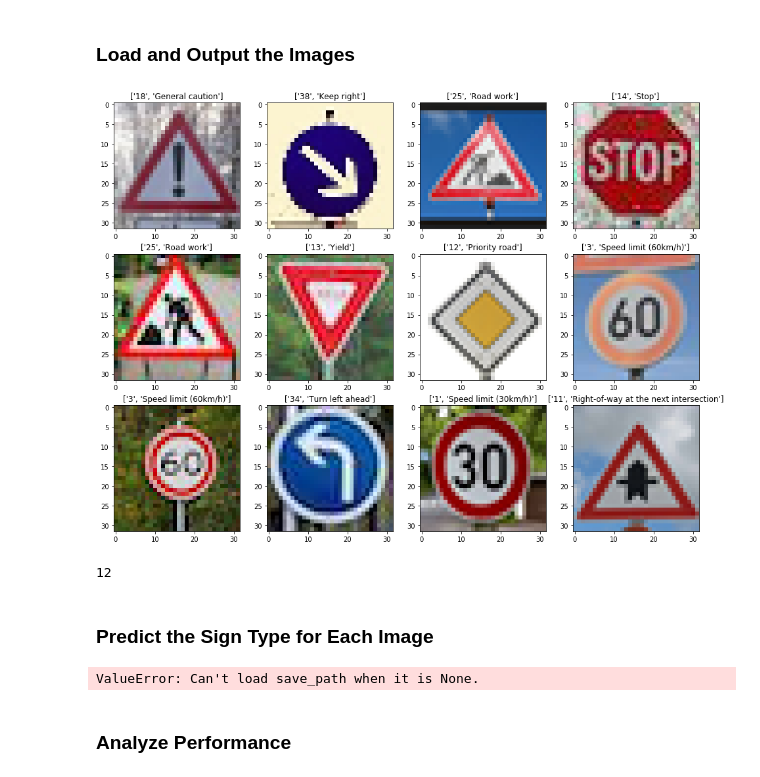
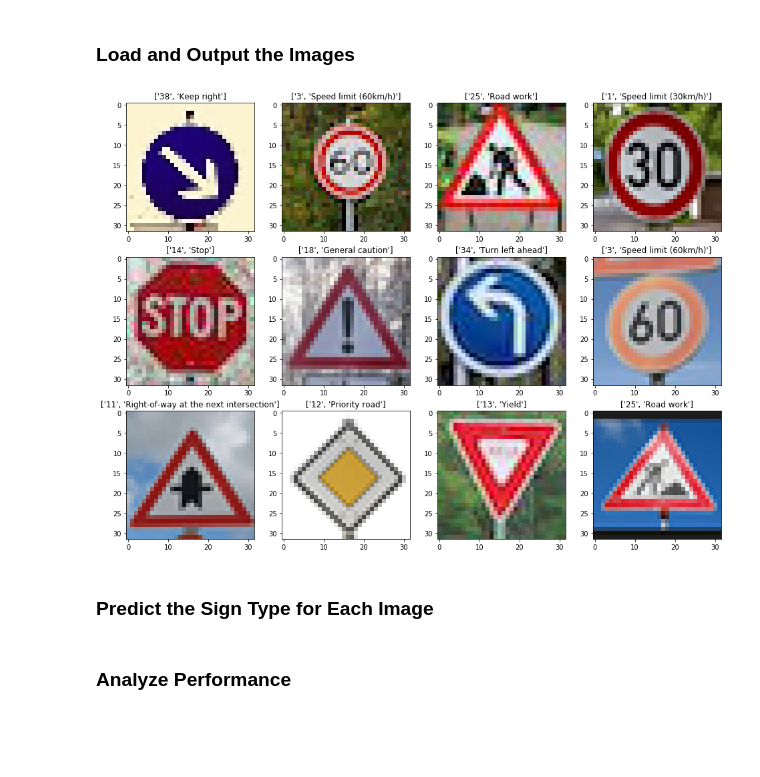
Before and after one commit to demigecko/CarND-Traffic-Sign-Classifier-Project, a Jupyter notebook: Traffic_Sign_Classifier.ipynb, the cells around one changed output. Drawn from its saved outputs; the diff is of its cells as text; code cells hidden in the pictures; blank space fills up the shorter version.

```diff
--- a/Traffic_Sign_Classifier.ipynb
+++ b/Traffic_Sign_Classifier.ipynb
@@ -347,9 +364,9 @@ Use the code cell (or multiple code cells, if necessary) to implement the first
 ### 1. Normalized Image
 # %%
 X_train_preprocessed =[]
-for index in range(n_train):
+for index in range(n_train_final):
     final = np.empty((32,32,3))
-    image = X_train[index].squeeze()
+    image = X_train_final[index].squeeze()
     final= (image-128)/128
     X_train_preprocessed.append(final)
 # %%
@@ -362,6 +379,7 @@ for index in range(n_validation):
     final = np.empty((32,32,3))
     image = X_valid[index].squeeze()
     final = (image-128)/128
+    fianl = image
     X_valid_preprocessed.append(final)
 # %%
 X_valid_preprocessed[1].shape
@@ -532,7 +549,7 @@ sigma = 0.1
 EPOCHS = 40
 BATCH_SIZE = 128
 rate = 0.001
-L1_ic = 1
+L1_ic = 3
 L1_oc = 6
 L2_oc = 16
 L3_oc = 120
@@ -601,14 +618,14 @@ with tf.Session() as sess:
     train_log = []
     valid_log = []
     for i in range(EPOCHS):
-        X_train_preprocessed, y_train = shuffle(X_train_preprocessed, y_train)
+        X_train_preprocessed, y_train_final = shuffle(X_train_preprocessed, y_train_final)
         for offset in range(0, num_examples, BATCH_SIZE):
             end = offset + BATCH_SIZE
-            batch_x, batch_y = X_train_preprocessed[offset:end], y_train[offset:end]
-            sess.run(training_operation, feed_dict={x: batch_x, y: batch_y, keep_prob: 0.5})
+            batch_x, batch_y = X_train_preprocessed[offset:end], y_train_final[offset:end]
+            sess.run(training_operation, feed_dict={x: batch_x, y: batch_y, keep_prob: 1})
               # for cheking for overfitting / underfitting
 
-        train_accuracy = evaluate(X_train_preprocessed, y_train)
+        train_accuracy = evaluate(X_train_preprocessed, y_train_final)
         valid_accuracy = evaluate(X_valid_preprocessed, y_valid)
         train_log.append(train_accuracy)
         valid_log.append(valid_accuracy)
@@ -617,7 +634,7 @@ with tf.Session() as sess:
         print("Validation Accuracy = {:.3f}".format(valid_accuracy))
         print()
 
-    saver.save(sess, './lenet')
+    saver.save(sess, './models/lenet_3_doe2')
     print("Model saved")
 # %% [output]
 Training...
@@ -665,36 +690,35 @@ You may find `signnames.csv` useful as it contains mappings from the class id (i
 # %%
 def show_with_matplotlib(img, title, pos):
     """Shows an image using matplotlib capabilities"""
     ax = plt.subplot(3, 4, pos)
     plt.imshow(img)
     plt.title(title)
 my_images = []
 import os
 test_img_list = os.listdir("./test_images/")
-test_img_list.remove('.DS_Store')
-my_labels = [18, 38, 25, 14, 25, 13, 12, 3, 3, 34, 1, 11]
+my_labels = [38, 3, 25, 1, 14, 18, 34, 3, 11, 12, 13, 25]
 plt.figure(figsize=(16,12))
 for i in range(len(test_img_list)):
     img_name = test_img_list[i] # example
     img = plt.imread("test_images/" + img_name)
     my_images.append(img)
     show_with_matplotlib(img, list(signnames)[my_labels[i]], i+1)
 plt.savefig('visualizations/' + '12_traffic_signs.png', bbox_inches='tight')
 # %% [output]
-[figure, old version]
+[figure, new version]
-# %%
-len(my_images)
-# %% [output]
-12
 # %% [markdown]
 ### Predict the Sign Type for Each Image
 # %%
+### Run the predictions here and use the model to output the prediction for each image.
+### Make sure to pre-process the images with the same pre-processing pipeline used earlier.
+### Feel free to use as many code cells as needed.
+
 ### Run the predictions here and use the model to output the prediction for each image.
 ### Make sure to pre-process the images with the same pre-processing pipeline used earlier.
 ### Feel free to use as many code cells as needed.
 n_new = 12
 
-my_labels = [18, 38, 25, 14, 25, 13, 12, 3, 3, 34, 1, 11]
+my_labels = [38, 3, 25, 1, 14, 18, 34, 3, 11, 12, 13, 25]
 
 with tf.Session() as sess:
     sess.run(tf.global_variables_initializer())
@@ -702,8 +726,6 @@ with tf.Session() as sess:
     saver.restore(sess, tf.train.latest_checkpoint('./lenet/'))
     my_accuracy = evaluate_epoch(my_images, my_labels)
     print("Test Set Accuracy = {:.3f}".format(my_accuracy))
-# %% [output]
-ValueError: Can't load save_path when it is None.
 # %% [markdown]
 ### Analyze Performance
 # %%
```
Also changed, not shown: parts of 41 cells of this notebook, 1 other file.
